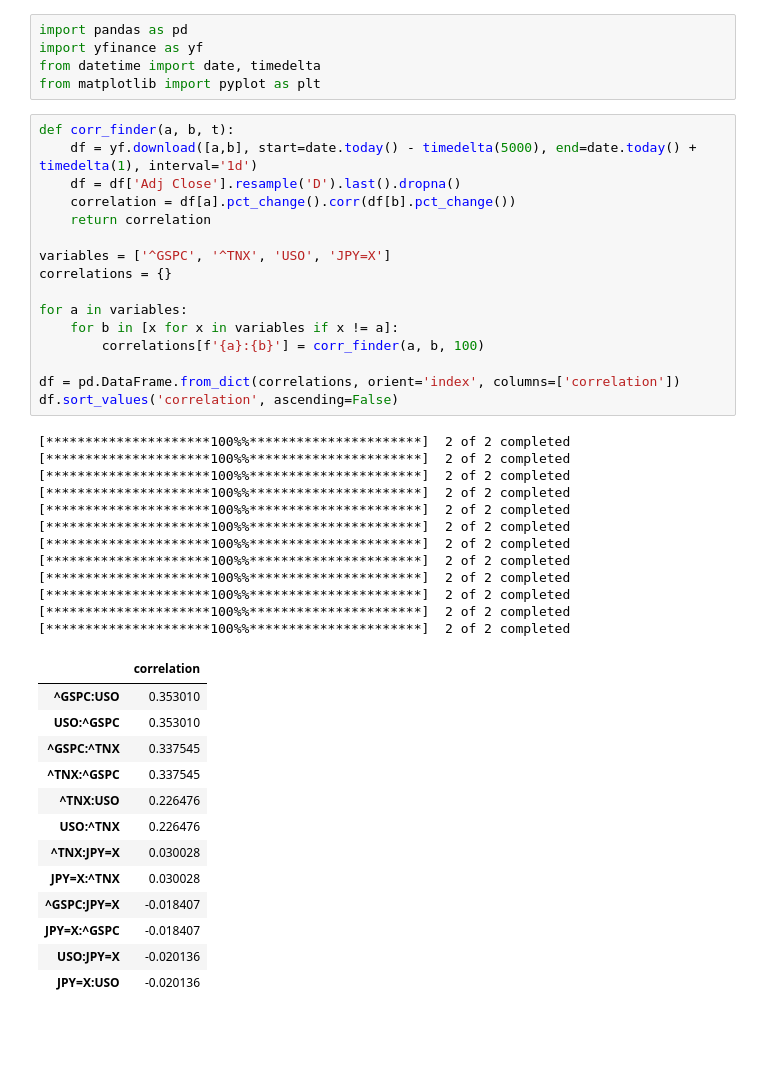
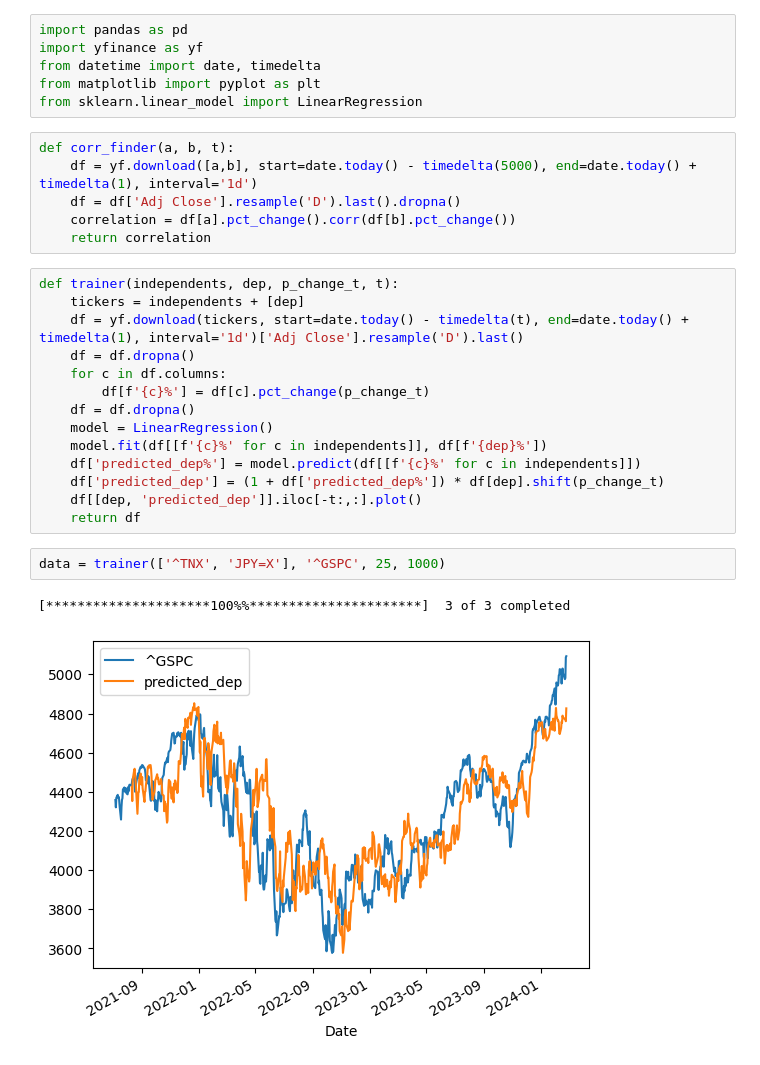
Before and after one commit to abhatia1205/CausalityTests, a Jupyter notebook: yf_trading.ipynb, the cells around one changed output. Drawn from its saved outputs; the diff is of its cells as text; blank space fills up the shorter version.

```diff
--- a/yf_trading.ipynb
+++ b/yf_trading.ipynb
@@ -3,45 +3,29 @@ import pandas as pd
 import yfinance as yf
 from datetime import date, timedelta
 from matplotlib import pyplot as plt
+from sklearn.linear_model import LinearRegression
 # %%
 def corr_finder(a, b, t):
     df = yf.download([a,b], start=date.today() - timedelta(5000), end=date.today() + timedelta(1), interval='1d')
     df = df['Adj Close'].resample('D').last().dropna()
     correlation = df[a].pct_change().corr(df[b].pct_change())
     return correlation
-
-variables = ['^GSPC', '^TNX', 'USO', 'JPY=X']
-correlations = {}
-
-for a in variables:
-    for b in [x for x in variables if x != a]:
-        correlations[f'{a}:{b}'] = corr_finder(a, b, 100)
-
-df = pd.DataFrame.from_dict(correlations, orient='index', columns=['correlation'])
-df.sort_values('correlation', ascending=False)
-# %% [output]
-[*********************100%%**********************]  2 of 2 completed
-[*********************100%%**********************]  2 of 2 completed
-[*********************100%%**********************]  2 of 2 completed
-[*********************100%%**********************]  2 of 2 completed
-[*********************100%%**********************]  2 of 2 completed
-[*********************100%%**********************]  2 of 2 completed
-[*********************100%%**********************]  2 of 2 completed
-[*********************100%%**********************]  2 of 2 completed
-[*********************100%%**********************]  2 of 2 completed
-[*********************100%%**********************]  2 of 2 completed
-[*********************100%%**********************]  2 of 2 completed
-[*********************100%%**********************]  2 of 2 completed
-|  | correlation |
-| ^GSPC:USO | 0.353010 |
-| USO:^GSPC | 0.353010 |
-| ^GSPC:^TNX | 0.337545 |
-| ^TNX:^GSPC | 0.337545 |
-| ^TNX:USO | 0.226476 |
-| USO:^TNX | 0.226476 |
-| ^TNX:JPY=X | 0.030028 |
-| JPY=X:^TNX | 0.030028 |
-| ^GSPC:JPY=X | -0.018407 |
-| JPY=X:^GSPC | -0.018407 |
-| USO:JPY=X | -0.020136 |
-| JPY=X:USO | -0.020136 |
+# %%
+def trainer(independents, dep, p_change_t, t):
+    tickers = independents + [dep]
+    df = yf.download(tickers, start=date.today() - timedelta(t), end=date.today() + timedelta(1), interval='1d')['Adj Close'].resample('D').last()
+    df = df.dropna()
+    for c in df.columns:
+        df[f'{c}%'] = df[c].pct_change(p_change_t)
+    df = df.dropna()
+    model = LinearRegression()
+    model.fit(df[[f'{c}%' for c in independents]], df[f'{dep}%'])
+    df['predicted_dep%'] = model.predict(df[[f'{c}%' for c in independents]])
+    df['predicted_dep'] = (1 + df['predicted_dep%']) * df[dep].shift(p_change_t)
+    df[[dep, 'predicted_dep']].iloc[-t:,:].plot()
+    return df
+# %%
+data = trainer(['^TNX', 'JPY=X'], '^GSPC', 25, 1000)
+# %% [output]
+[*********************100%%**********************]  3 of 3 completed
+[figure, added]
```
